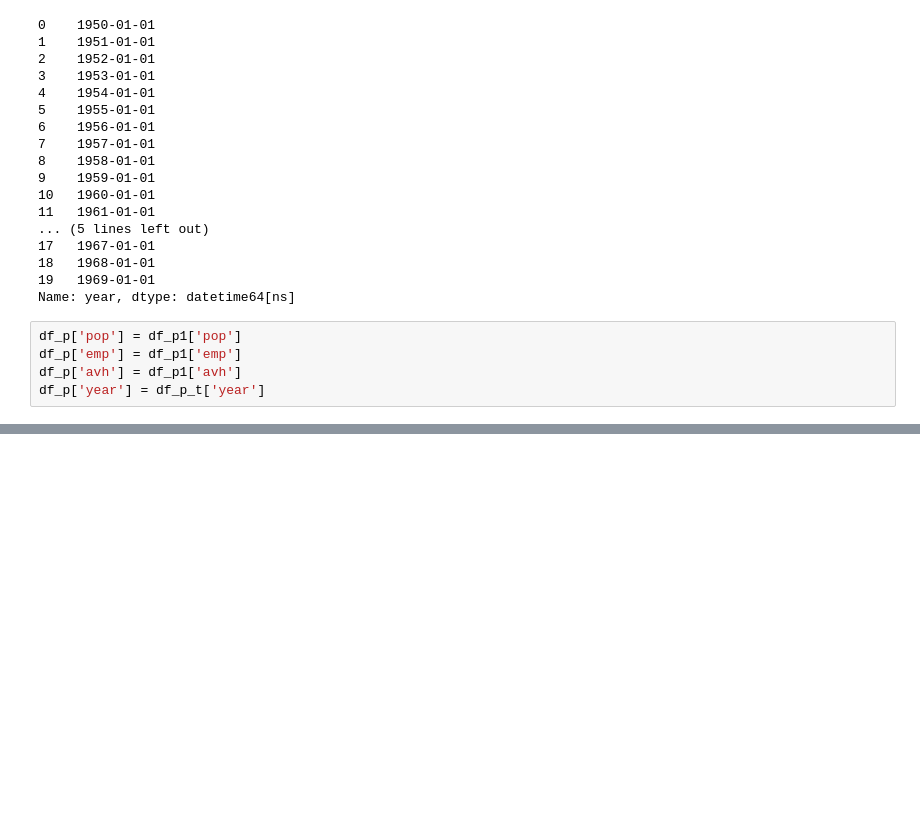
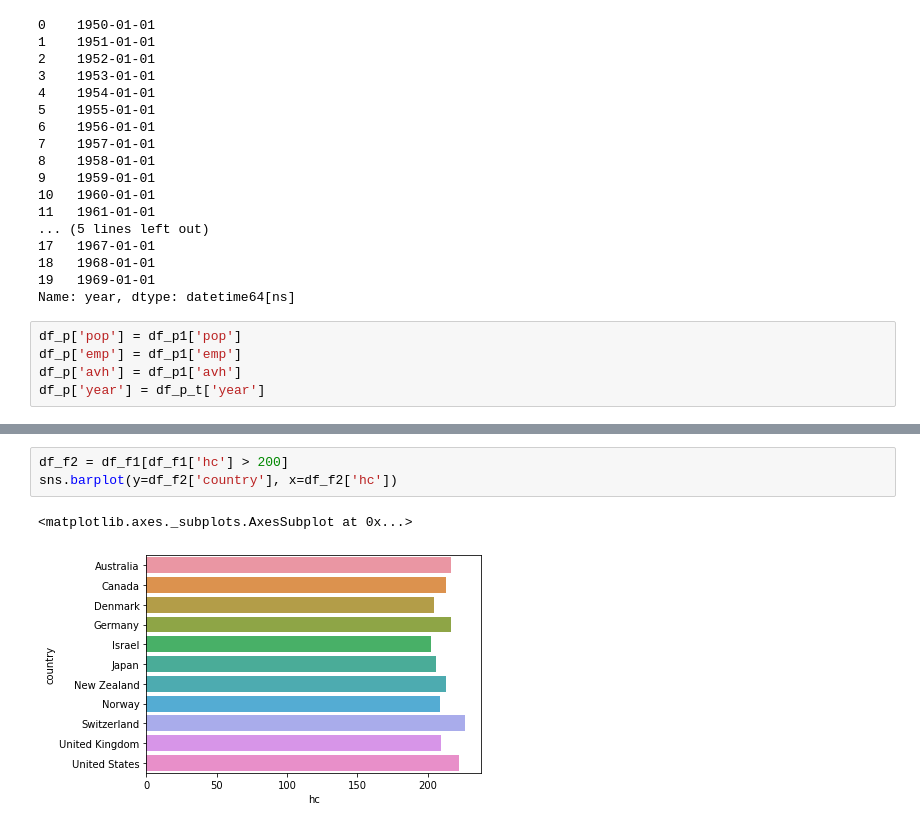
Before and after one commit to wassanchez/DS_Brayan_Andru, a Jupyter notebook: cuarta.ipynb, the cells around one changed output, grey strips where cells are left out. Cells and saved outputs as stored; diff of their text form; blank space fills up the shorter version.

```diff
--- a/cuarta.ipynb
+++ b/cuarta.ipynb
@@ -187,0 +285,6 @@ dtype: object
+# %%
+df_f2 = df_f1[df_f1['hc'] > 200]
+sns.barplot(y=df_f2['country'], x=df_f2['hc'])
+# %% [output]
+<matplotlib.axes._subplots.AxesSubplot at 0x...>
+[figure, added]
```
Also changed, not shown: parts of 19 cells of this notebook.
